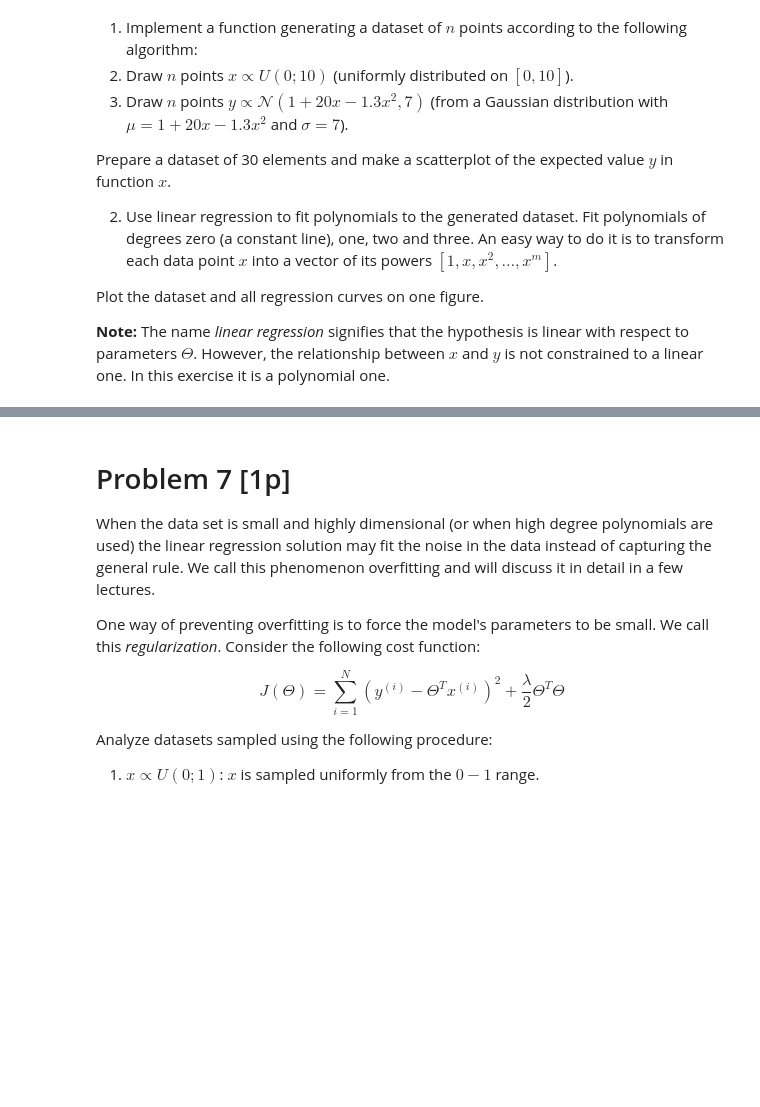
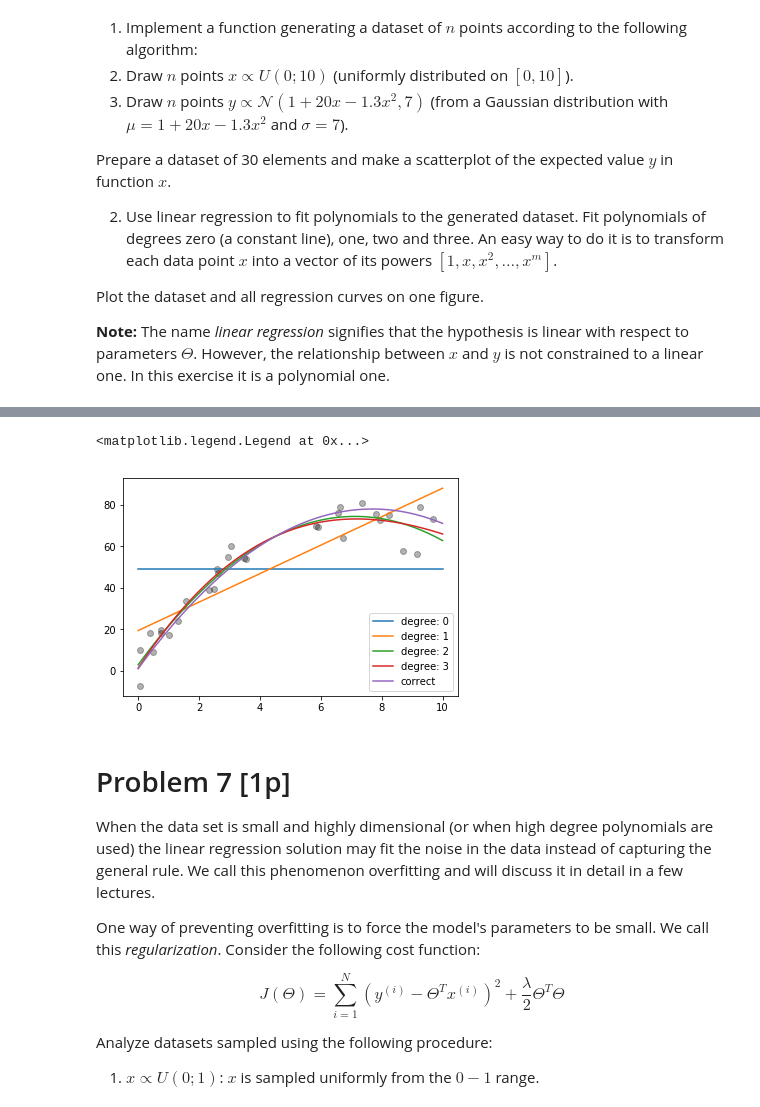
Before and after one commit to wfica/neural_networks, a Jupyter notebook: assignment2/Assignment2.ipynb, the cells around one changed output, grey strips where cells are left out. Drawn from its saved outputs; the diff is of its cells as text; code cells hidden in the pictures; blank space fills up the shorter version.

```diff
--- a/assignment2/Assignment2.ipynb
+++ b/assignment2/Assignment2.ipynb
@@ -323,25 +340,31 @@ scatter(TODO)
 # %%
 from numpy.linalg import inv
 
 def powers_of_X(X, degree):
     powers = np.arange(degree + 1).reshape(-1,1)
     return X**powers
 
 def compute_polynomial(X, Theta):
     XP = powers_of_X(X, len(Theta) - 1) # len(Theta) x N
-    Y = TODO
+    Y = Theta.T.dot(XP)
     return Y
 
 plot_x_space = np.linspace(0,10,100)
-scatter(data[0], data[1])
+scatter(data[0], data[1], c='k', alpha=0.3)
+
 for degree in range(4):
     X = powers_of_X(data[0], degree) # Matrix d x N
     Y = data[1].reshape(1, -1)       # Matrix 1 x N
-    Theta = TODO
+    #print(X.shape)
+    Theta = inv(X.dot(X.T)).dot(X).dot(Y.T)
     plot(plot_x_space, compute_polynomial(plot_x_space, Theta).ravel(),
          label="degree: %d" %(degree, ))
-    print Theta, Theta.shape
+    #print Theta, Theta.shape
+plot( plot_x_space, poly(plot_x_space), label="correct")
 legend(loc='lower right')
+# %% [output]
+<matplotlib.legend.Legend at 0x...>
+[figure, added]
 # %% [markdown]
 # Problem 7 [1p]
 
```
Also changed, not shown: parts of 7 cells of this notebook.
